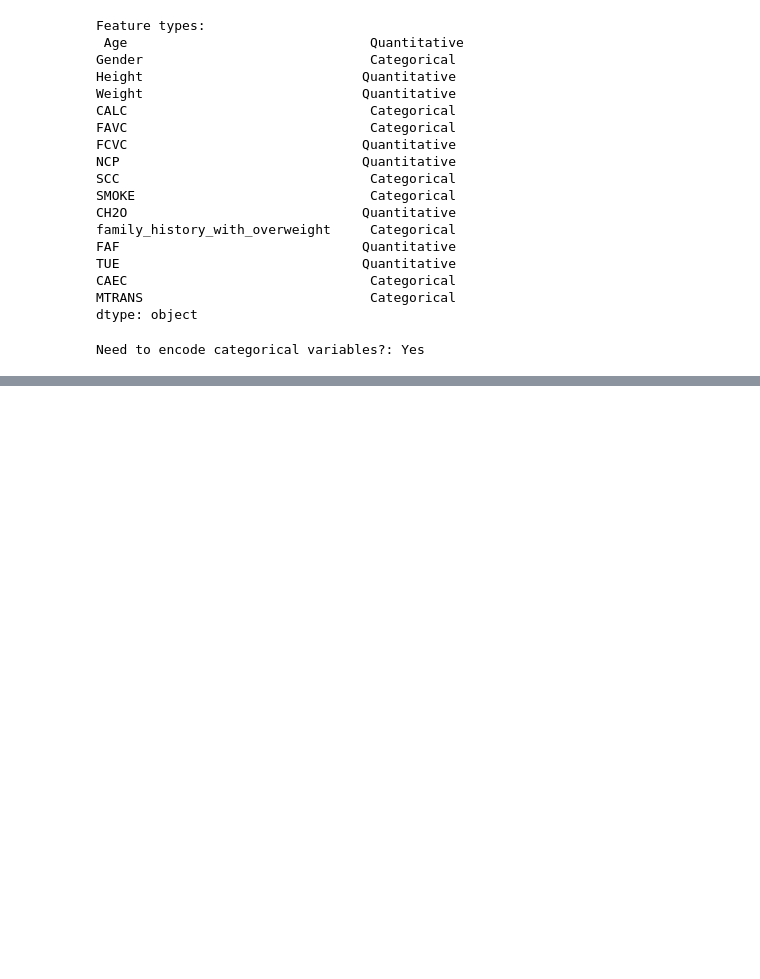
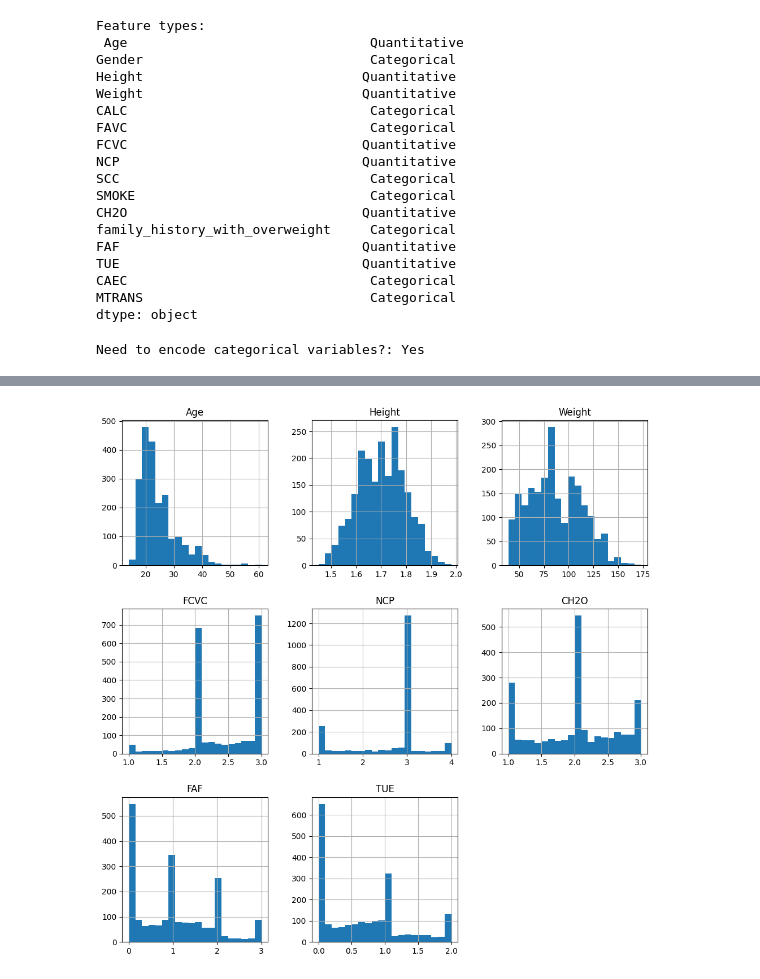
Before and after one commit to xDhruboVai/CSE422-Lab-Project, a Jupyter notebook: notebooks/0_dataset_description.ipynb, the cells around one changed output, grey strips where cells are left out. Drawn from its saved outputs; the diff is of its cells as text; code cells hidden in the pictures; blank space fills up the shorter version.

```diff
--- a/notebooks/0_dataset_description.ipynb
+++ b/notebooks/0_dataset_description.ipynb
@@ -65,0 +148,5 @@ Need to encode categorical variables?: Yes
+# %%
+numerical_data.hist(figsize=(12,12),bins=20)
+plt.show()
+# %% [output]
+[figure, added]
```
Also changed, not shown: parts of 10 cells of this notebook, 8 other files.
